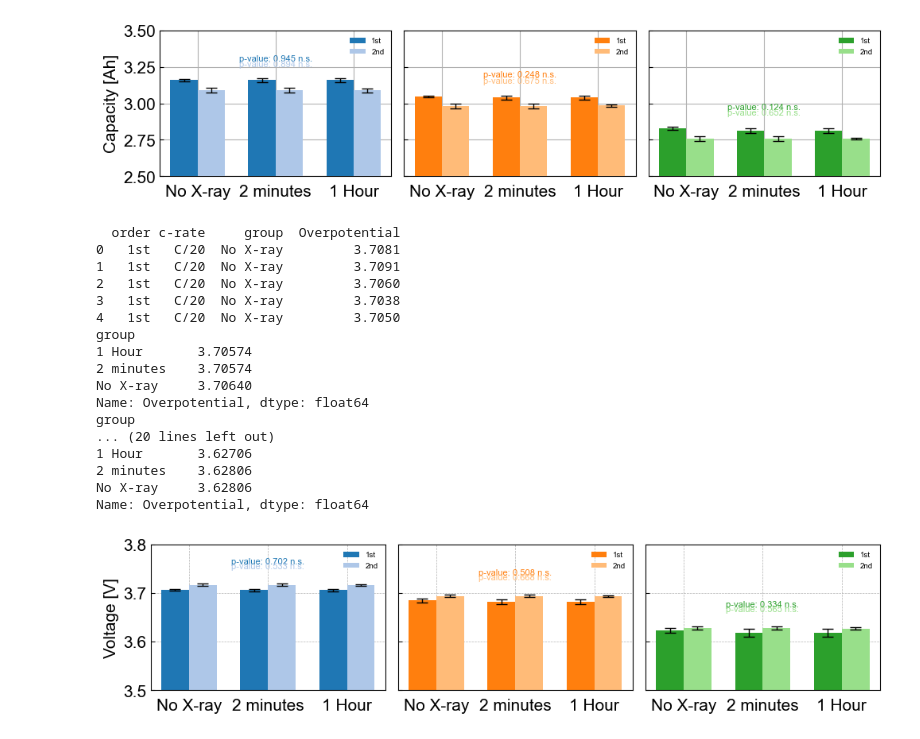
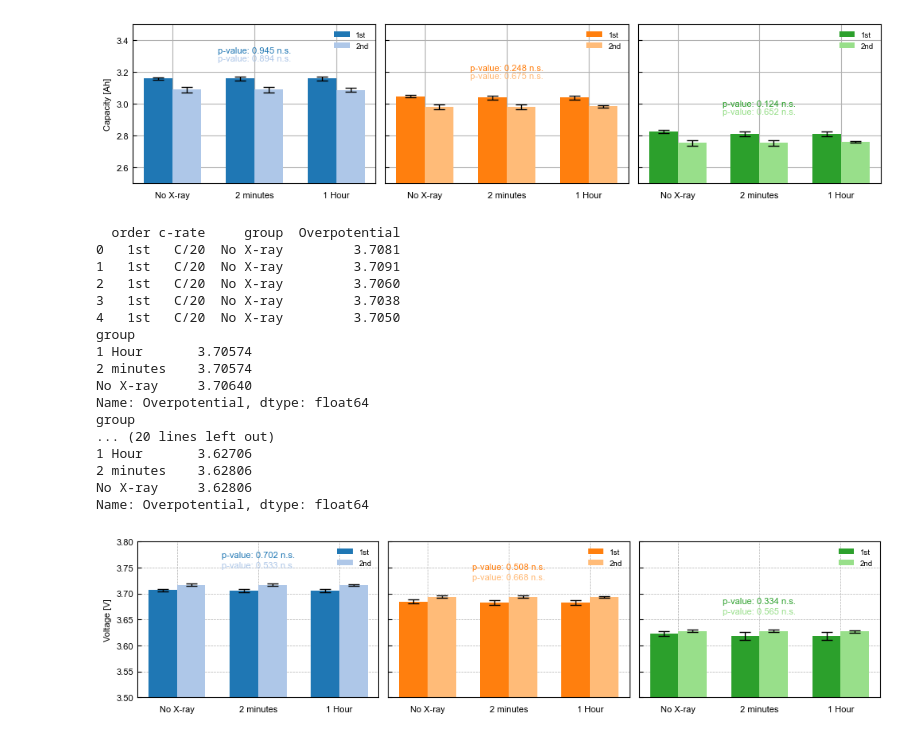
Before and after one commit to jinhongm-umich/Glimpse, a Jupyter notebook: Xray beam damage/Clean Fig2 Quant comp 1st&2nd RPT.ipynb, the cells around one changed output. Saved outputs shown, nothing was run; the diff lists cells and outputs as text; code cells hidden in the pictures.

```diff
--- a/Xray beam damage/Clean Fig2 Quant comp 1st&2nd RPT.ipynb
+++ b/Xray beam damage/Clean Fig2 Quant comp 1st&2nd RPT.ipynb
@@ -81,38 +81,38 @@ for i, c_rate in enumerate(c_rates):
     # p-value에 따라 * 추가하기
     def significance_marker(p):
         if p < 0.001:
             return '***'
         elif p < 0.01:
             return '**'
         elif p < 0.05:
             return '*'
         else:
             return 'n.s.'
 
     sig_1st = significance_marker(p_value_1st)
     sig_2nd = significance_marker(p_value_2nd)
 
     # 그래프에 P-value 추가하기
-    axes[i].text(1 + bar_width/2, max(means_1st.max(), means_2nd.max()) + 0.12, f'p-value: {p_value_1st:.3f} {sig_1st}', ha='center', va='bottom', color=colors_1st[i], zorder=5)
-    axes[i].text(1 + bar_width/2, max(means_1st.max(), means_2nd.max()) + 0.08, f'p-value: {p_value_2nd:.3f} {sig_2nd}', ha='center', va='bottom', color=colors_2nd[i], zorder=5)
+    axes[i].text(1 + bar_width/2, max(means_1st.max(), means_2nd.max()) + 0.15, f'p-value: {p_value_1st:.3f} {sig_1st}', ha='center', va='bottom', color=colors_1st[i], zorder=5)
+    axes[i].text(1 + bar_width/2, max(means_1st.max(), means_2nd.max()) + 0.10, f'p-value: {p_value_2nd:.3f} {sig_2nd}', ha='center', va='bottom', color=colors_2nd[i], zorder=5)
 
     # axes[i].set_title(f'{c_rate}')
 
     axes[i].set_xticks(indices + bar_width / 2)
     axes[i].set_xticklabels(groups)
     axes[i].set_ylim([2.5, 3.5])  # y축 범위 설정
     # axes[i].grid(True)
 
     axes[i].legend()
-    axes[i].tick_params(axis='both', which='major', labelsize=15)
+    # axes[i].tick_params(axis='both', which='major', labelsize=15)
     if i == 0:
-        axes[i].set_ylabel('Capacity [Ah]', fontsize=15)
+        axes[i].set_ylabel('Capacity [Ah]')
     # axes[i].legend()
 
 plt.tight_layout()
 plt.show()
 # %% [output]
-[figure, old version]
+[figure, new version]
 # %%
 import pandas as pd
 import matplotlib.pyplot as plt
@@ -180,7 +180,7 @@ for i, c_rate in enumerate(c_rates):
     sig_2nd = significance_marker(p_value_2nd)
 
     # 그래프에 P-value 추가하기
-    axes[i].text(1 + bar_width/2, max(means_1st.max(), means_2nd.max()) + 0.04, f'p-value: {p_value_1st:.3f} {sig_1st}', ha='center', va='bottom', color=colors_1st[i], zorder=3)
+    axes[i].text(1 + bar_width/2, max(means_1st.max(), means_2nd.max()) + 0.05, f'p-value: {p_value_1st:.3f} {sig_1st}', ha='center', va='bottom', color=colors_1st[i], zorder=3)
     axes[i].text(1 + bar_width/2, max(means_1st.max(), means_2nd.max()) + 0.03, f'p-value: {p_value_2nd:.3f} {sig_2nd}', ha='center', va='bottom', color=colors_2nd[i], zorder=3)
 
 
@@ -191,9 +191,9 @@ for i, c_rate in enumerate(c_rates):
     # axes[i].grid(True)
 
     axes[i].legend()
-    axes[i].tick_params(axis='both', which='major', labelsize=15)
+    # axes[i].tick_params(axis='both', which='major', labelsize=15)
     if i == 0:
-        axes[i].set_ylabel('Voltage [V]', fontsize=15)
+        axes[i].set_ylabel('Voltage [V]')
     # axes[i].legend()
 
 plt.tight_layout()
@@ -216,4 +216,4 @@ group
 2 minutes    3.62806
 No X-ray     3.62806
 Name: Overpotential, dtype: float64
-[figure, old version]
+[figure, new version]
```
Also changed, not shown: 4 other files.
